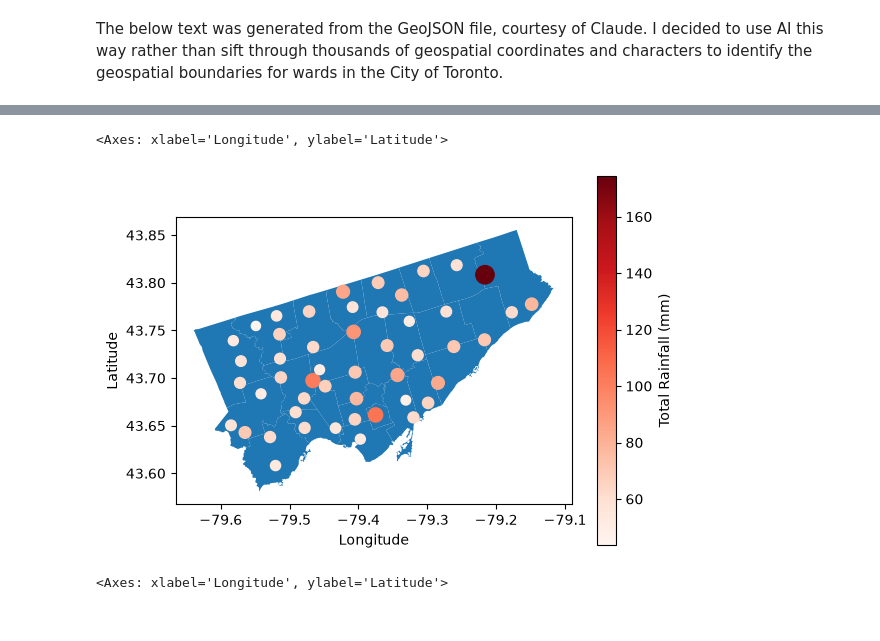
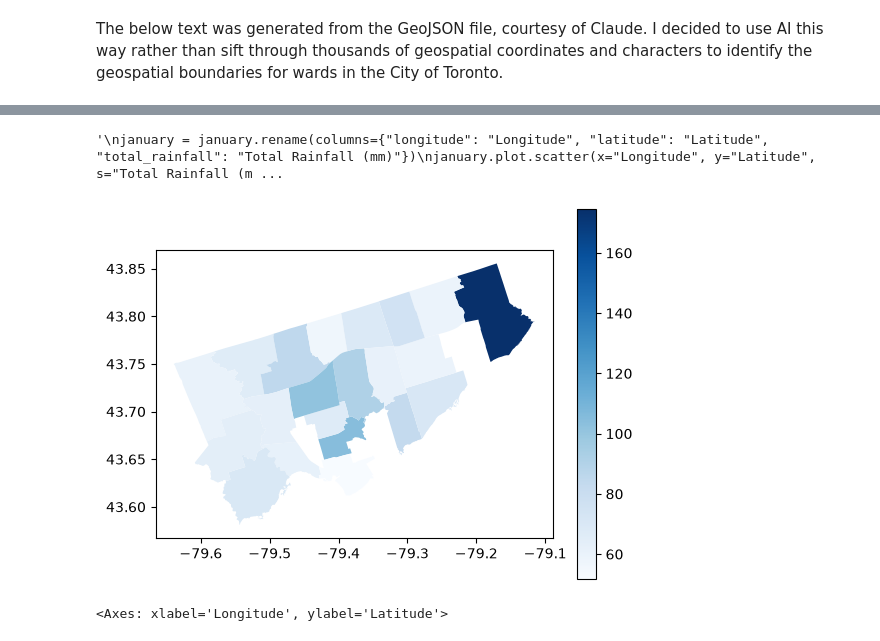
Before and after one commit to smm2005/Rain-Analysis-Toronto, a Jupyter notebook: analysis.ipynb, the cells around one changed output, grey strips where cells are left out. Drawn from its saved outputs; the diff is of its cells as text; code cells hidden in the pictures.

Commit message:
chore: representing precipitation levels as densities on wards

```diff
--- a/analysis.ipynb
+++ b/analysis.ipynb
@@ -44,6 +43,21 @@ january = january.groupby('name').agg(
     total_rainfall=('rainfall', 'sum'),
     latitude = ('latitude', 'mean'),
     longitude = ('longitude', 'mean')
+)
+
+january = january.reset_index(names="name")
+january["ward"] = "N/A"
+
+for (idx, row) in enumerate(january.loc[:,["name", "latitude", "longitude"]].itertuples()):
+    lat = row.latitude
+    long = row.longitude
+    for k, v in ward_bounds.items():
+        if v[0] <= lat and lat <= v[1] and v[2] <= long and long <= v[3]:
+            january.at[idx, "ward"] = k
+            break
+
+january = january.groupby('ward').agg(
+    rainfall = ('total_rainfall', 'max')
 )
 
 february = data.query("date >= '2026-02-01' and date < '2026-03-01'")
@@ -116,8 +112,7 @@ RG_063          45.301  43.647443 -79.433216
 # %%
-toronto_axis = toronto["geometry"].plot()
-january = january.rename(columns={"longitude": "Longitude", "latitude": "Latitude", "total_rainfall": "Total Rainfall (mm)"})
-january.plot.scatter(x="Longitude", y="Latitude", s="Total Rainfall (mm)", c="Total Rainfall (mm)", colormap="Reds", ax=toronto_axis)
+january_to = pd.merge(toronto, january, how="inner", left_on="AREA_NAME", right_index=True)
+january_axis = january_to.plot("rainfall", legend=True, cmap="Blues")
 # %% [output]
-<Axes: xlabel='Longitude', ylabel='Latitude'>
+'\njanuary = january.rename(columns={"longitude": "Longitude", "latitude": "Latitude", "total_rainfall": "Total Rainfall (mm)"})\njanuary.plot.scatter(x="Longitude", y="Latitude", s="Total Rainfall (m ...
-[figure, old version]
+[figure, new version]
 # %%
```
Also changed, not shown: parts of 3 cells of this notebook.
